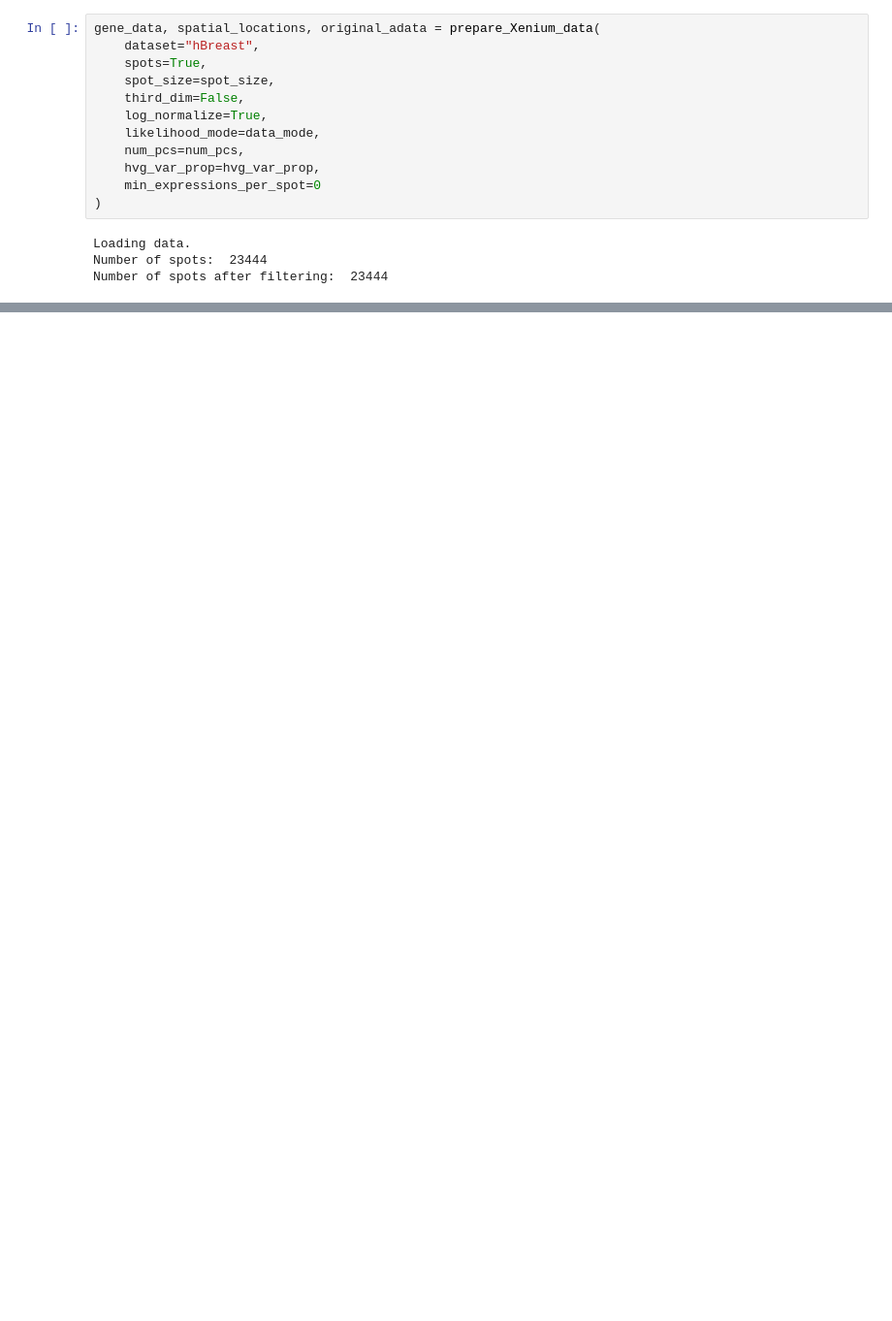
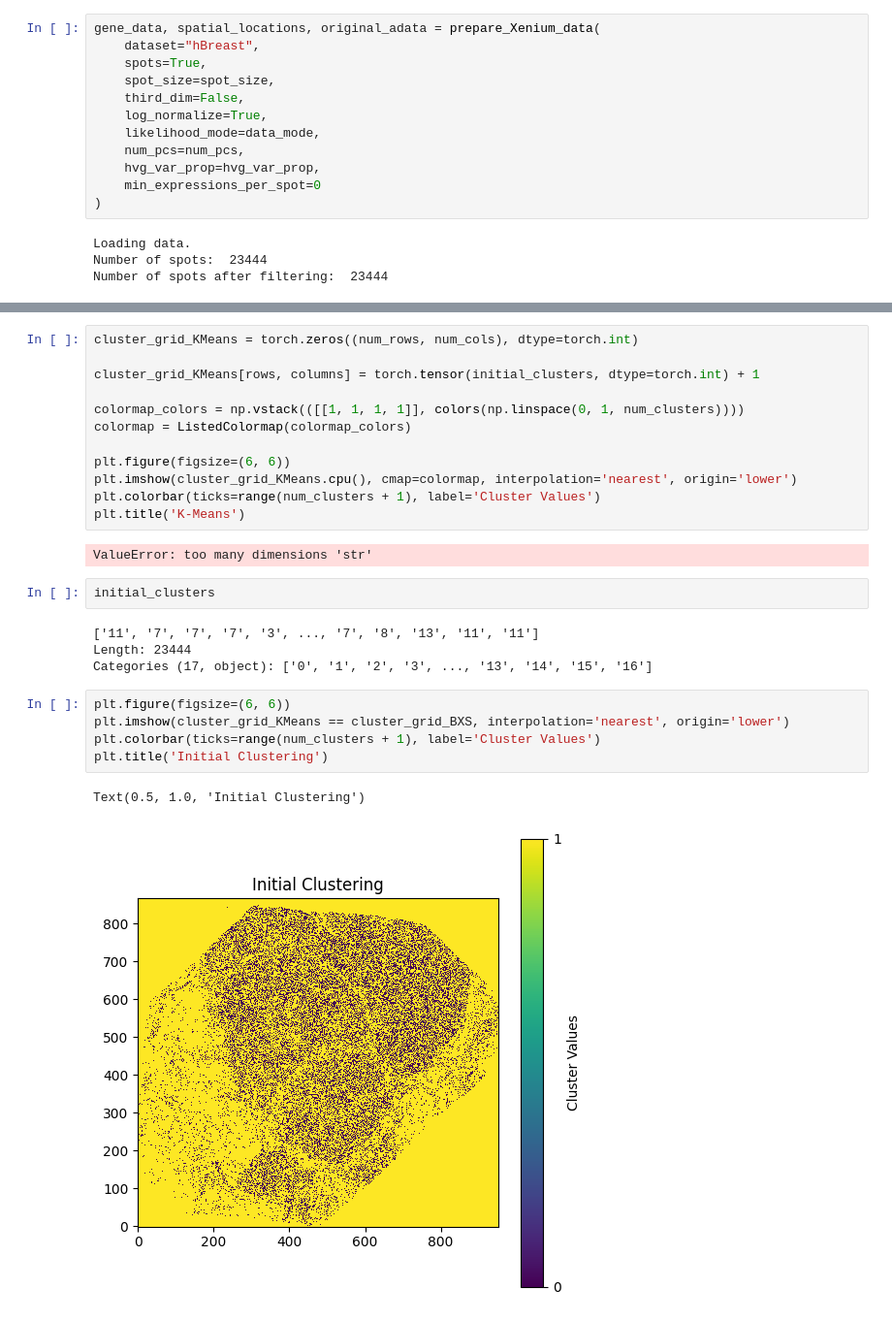
Before and after one commit to prob-ml/XeniumCluster, a Jupyter notebook: SVI.ipynb, the cells around one changed output, grey strips where cells are left out. Shown at 97% size. Cells and saved outputs as stored; diff of their text form; blank space fills up the shorter version.

```diff
--- a/SVI.ipynb
+++ b/SVI.ipynb
@@ -723,0 +838,28 @@ Text(0.5, 1.0, 'Posterior Cluster Assignment with BayXenSmooth')
+# %%
+cluster_grid_KMeans = torch.zeros((num_rows, num_cols), dtype=torch.int)
+
+cluster_grid_KMeans[rows, columns] = torch.tensor(initial_clusters, dtype=torch.int) + 1
+
+colormap_colors = np.vstack(([[1, 1, 1, 1]], colors(np.linspace(0, 1, num_clusters))))
+colormap = ListedColormap(colormap_colors)
+
+plt.figure(figsize=(6, 6))
+plt.imshow(cluster_grid_KMeans.cpu(), cmap=colormap, interpolation='nearest', origin='lower')
+plt.colorbar(ticks=range(num_clusters + 1), label='Cluster Values')
+plt.title('K-Means')
+# %% [output]
+ValueError: too many dimensions 'str'
+# %%
+initial_clusters
+# %% [output]
+['11', '7', '7', '7', '3', ..., '7', '8', '13', '11', '11']
+Length: 23444
+Categories (17, object): ['0', '1', '2', '3', ..., '13', '14', '15', '16']
+# %%
+plt.figure(figsize=(6, 6))
+plt.imshow(cluster_grid_KMeans == cluster_grid_BXS, interpolation='nearest', origin='lower')
+plt.colorbar(ticks=range(num_clusters + 1), label='Cluster Values')
+plt.title('Initial Clustering')
+# %% [output]
+Text(0.5, 1.0, 'Initial Clustering')
+[figure, added]
```
Also changed, not shown: parts of 15 cells of this notebook, 14 other files.
